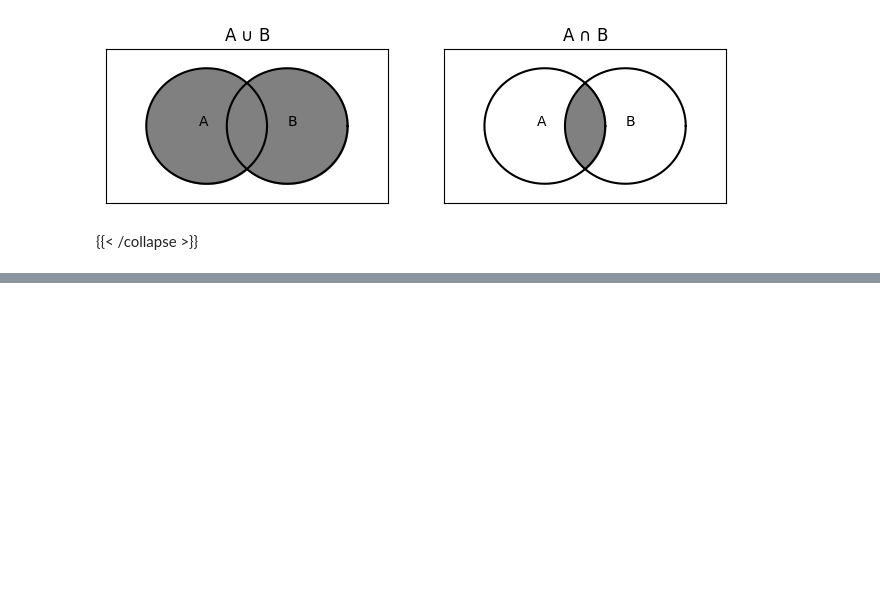
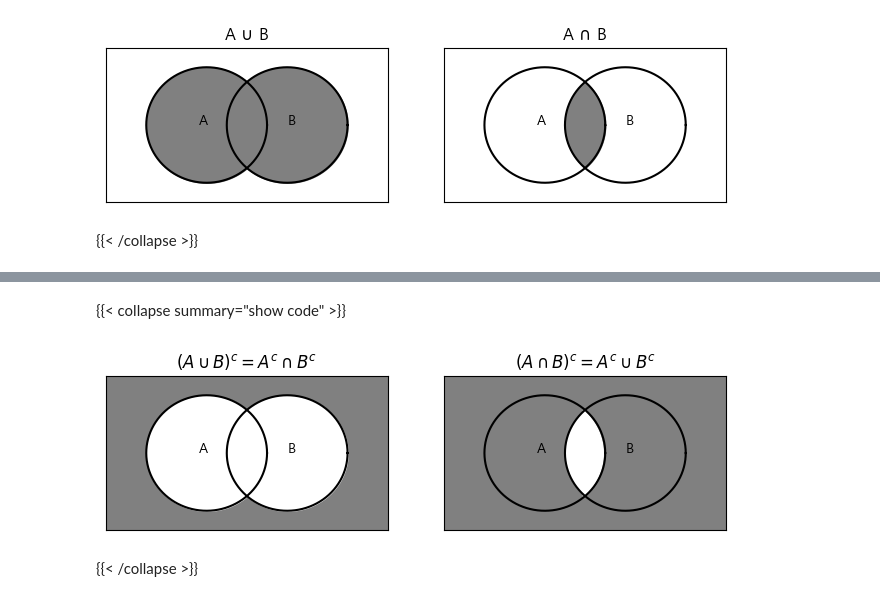
Before and after one commit to WooHyeok-Moon/WooHyeok-Moon.github.io, a Jupyter notebook: posts/sm1.ipynb, the cells around one changed output, grey strips where cells are left out. Drawn from its saved outputs; the diff is of its cells as text; code cells hidden in the pictures; blank space fills up the shorter version.

```diff
--- a/posts/sm1.ipynb
+++ b/posts/sm1.ipynb
@@ -99,7 +104,13 @@ $$
 # %%
 import numpy as np
 from matplotlib import pyplot as plt
-%matplotlib inline
+from matplotlib import font_manager, rc
+import matplotlib
+font_name = font_manager.FontProperties(fname="c:/Windows/Fonts/malgun.ttf").get_name()
+
+rc('font', family=font_name)
+
+matplotlib.rcParams['axes.unicode_minus'] = False
 
 fig, ax = plt.subplots(1, 2, figsize=(8,2))
 
@@ -140,0 +158,41 @@ plt.show()
+# %% [markdown]
+{{< collapse summary="show code" >}}
+# %%
+fig, ax = plt.subplots(1, 2, figsize=(8,2))
+theta = np.linspace(0, 2 * np.pi, 1000)
+
+radius = 7.5
+
+a1 = radius * np.cos(theta) - 5
+a2 = radius * np.sin(theta)
+
+b1 = radius * np.cos(theta) + 5
+b2 = radius * np.sin(theta)
+ax[0].patch.set_facecolor('gray')
+ax[0].plot(a1, a2, color='black')
+ax[0].plot(b1, b2, color='black')
+ax[0].fill_between(a1, a2, color = 'white')
+ax[0].fill_between(b1, b2, color = 'white')
+ax[0].set(xlim=(-17.5, 17.5), ylim=(-10, 10))
+ax[0].set_title(r"$(A \cup B)^c = A^c \cap B^c$")
+ax[0].text(-6, 0, 'A')
+ax[0].text(5, 0, 'B')
+ax[0].tick_params(left = False, right = False , labelleft = False ,
+                labelbottom = False, bottom = False)
+
+ax[1].patch.set_facecolor('gray')
+ax[1].plot(a1, a2, color='black')
+ax[1].plot(b1, b2, color='black')
+ax[1].fill_between(a1[a1>0]-0.3, a2[a1>0], color = 'white')
+ax[1].fill_between(b1[b1<0], b2[b1<0], color = 'white')
+ax[1].set(xlim=(-17.5, 17.5), ylim=(-10, 10))
+ax[1].set_title(r"$(A \cap B)^c = A^c \cup B^c$")
+ax[1].text(-6, 0, 'A')
+ax[1].text(5, 0, 'B')
+ax[1].tick_params(left = False, right = False , labelleft = False ,
+                labelbottom = False, bottom = False)
+plt.show()
+# %% [output]
+[figure, added]
+# %% [markdown]
+{{< /collapse >}}
```
Also changed, not shown: parts of 14 cells of this notebook, 11 other files.
